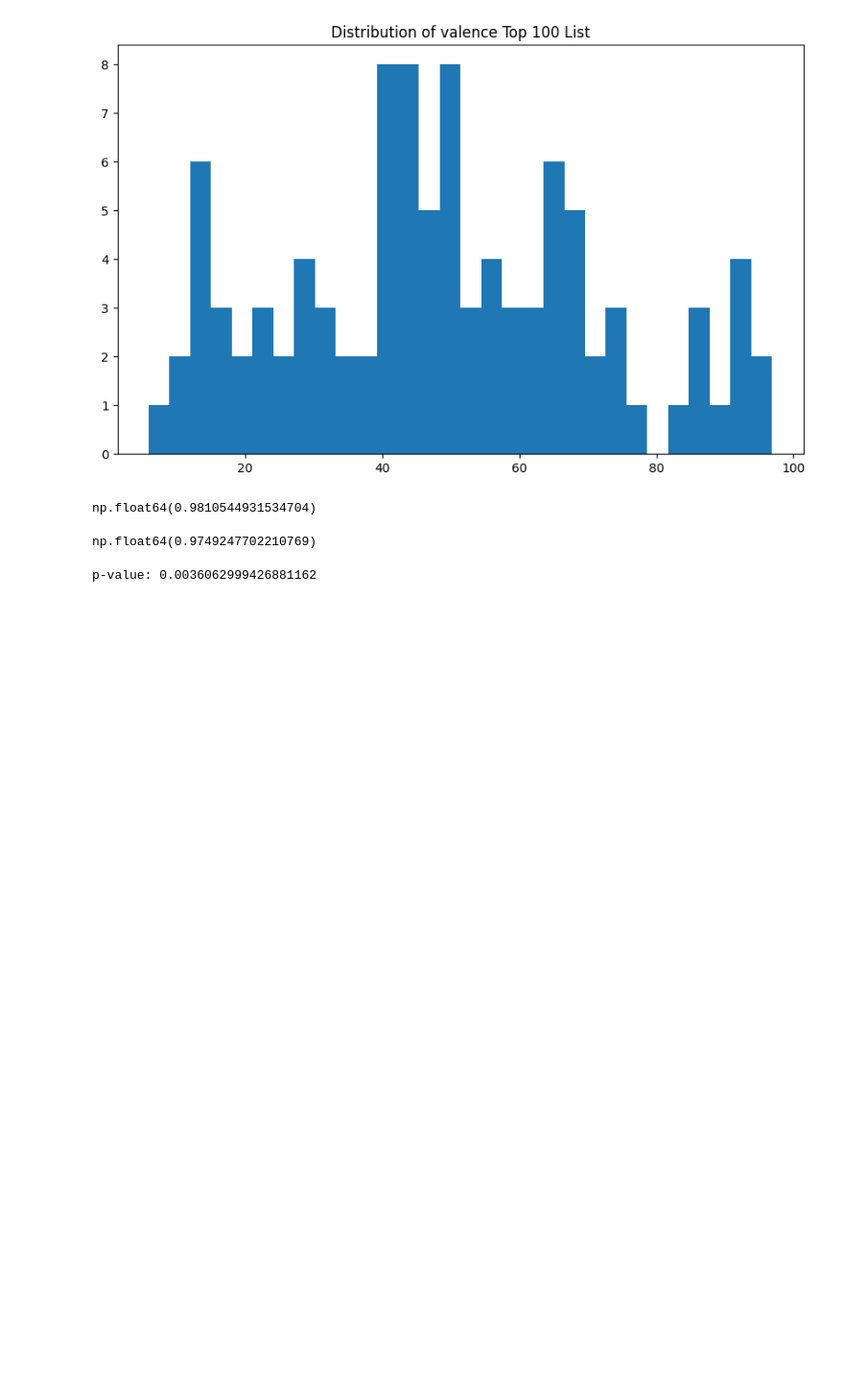
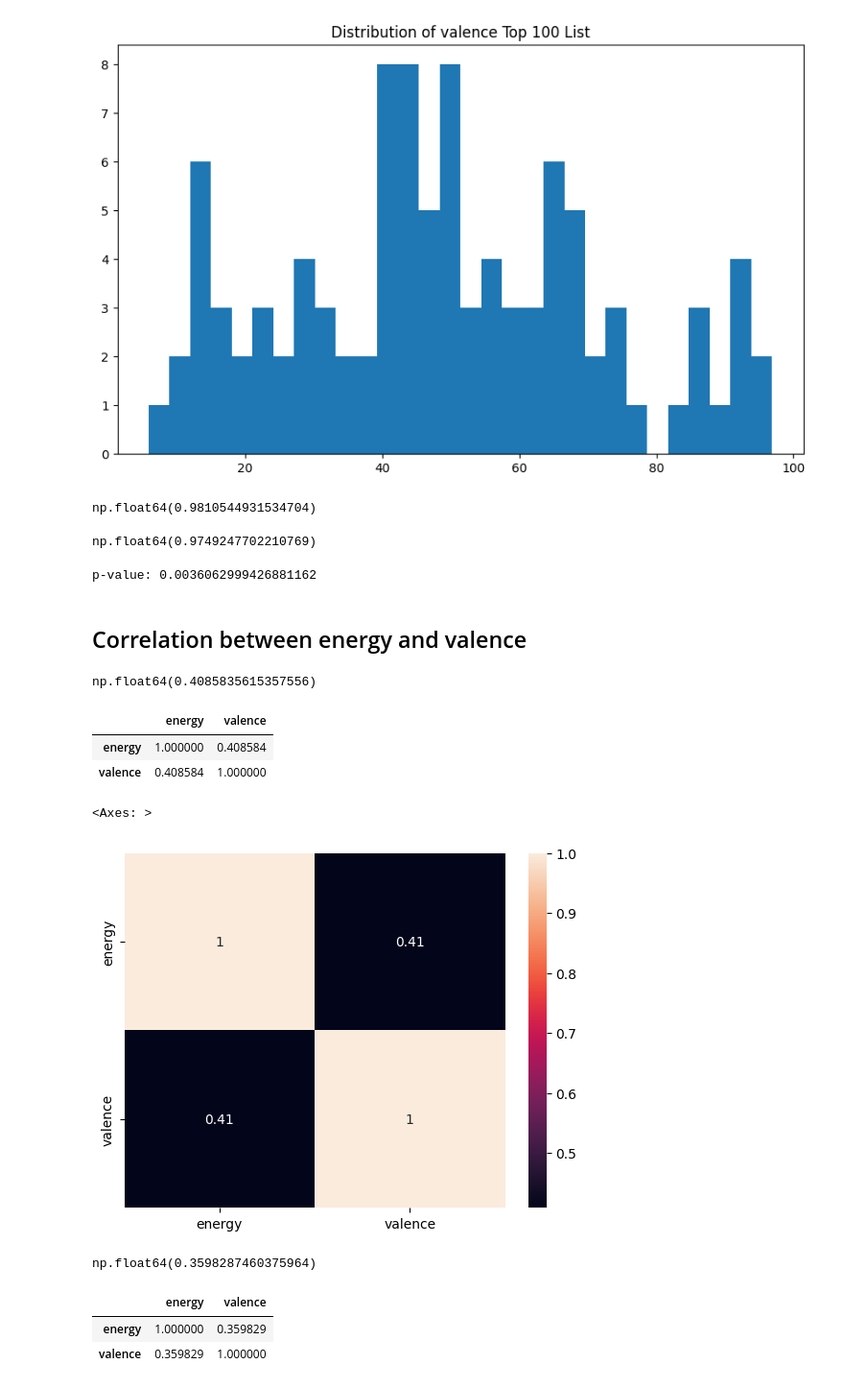
Before and after one commit to Ramonalyst/Music_Recommendation_System, a Jupyter notebook: MRS_statistical_testing.ipynb, the cells around one changed output. Shown at 96% size. Saved outputs shown, nothing was run; the diff lists cells and outputs as text; code cells hidden in the pictures; blank space fills up the shorter version.

Commit message:
added correlation matrixes
correlation between energy/valence, tempo/valence

```diff
--- a/MRS_statistical_testing.ipynb
+++ b/MRS_statistical_testing.ipynb
@@ -192,3 +192,36 @@ t_score, p_value = stats.ttest_ind(a=df_obama['valence'], b=df_top_100['valence'
 print(f'p-value: {p_value}')
 # %% [output]
 p-value: 0.0036062999426881162
+# %% [markdown]
+## Correlation between energy and valence
+# %%
+# Calculate the correlation between energy and valence in Obama Lists
+correlation_obama = df_obama['energy'].corr(df_obama['valence'])
+correlation_obama
+# %% [output]
+np.float64(0.4085835615357556)
+# %%
+corr_matrix_obama = df_obama[['energy', 'valence']].corr()
+corr_matrix_obama
+# %% [output]
+|  | energy | valence |
+| energy | 1.000000 | 0.408584 |
+| valence | 0.408584 | 1.000000 |
+# %%
+sns.heatmap(corr_matrix_obama, annot=True)
+# %% [output]
+<Axes: >
+[figure, added]
+# %%
+# Calculate the correlation between energy and valence in Top 100 Lists
+correlation_top_100 = df_top_100['energy'].corr(df_top_100['valence'])
+correlation_top_100
+# %% [output]
+np.float64(0.3598287460375964)
+# %%
+corr_matrix_top_100 = df_top_100[['energy', 'valence']].corr()
+corr_matrix_top_100
+# %% [output]
+|  | energy | valence |
+| energy | 1.000000 | 0.359829 |
+| valence | 0.359829 | 1.000000 |
```
Also changed, not shown: parts of 11 cells of this notebook.
